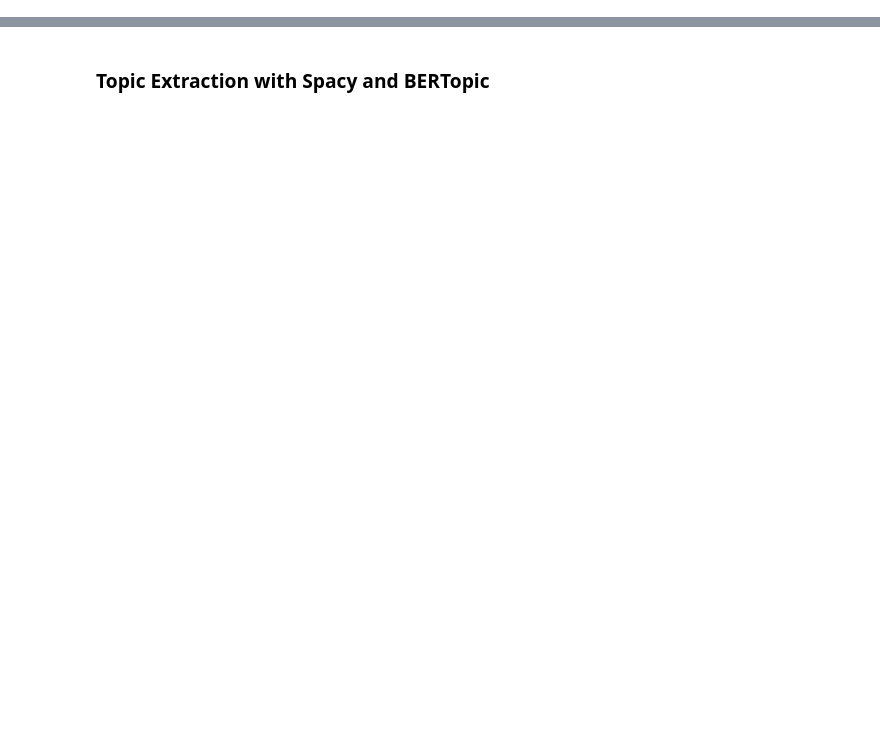
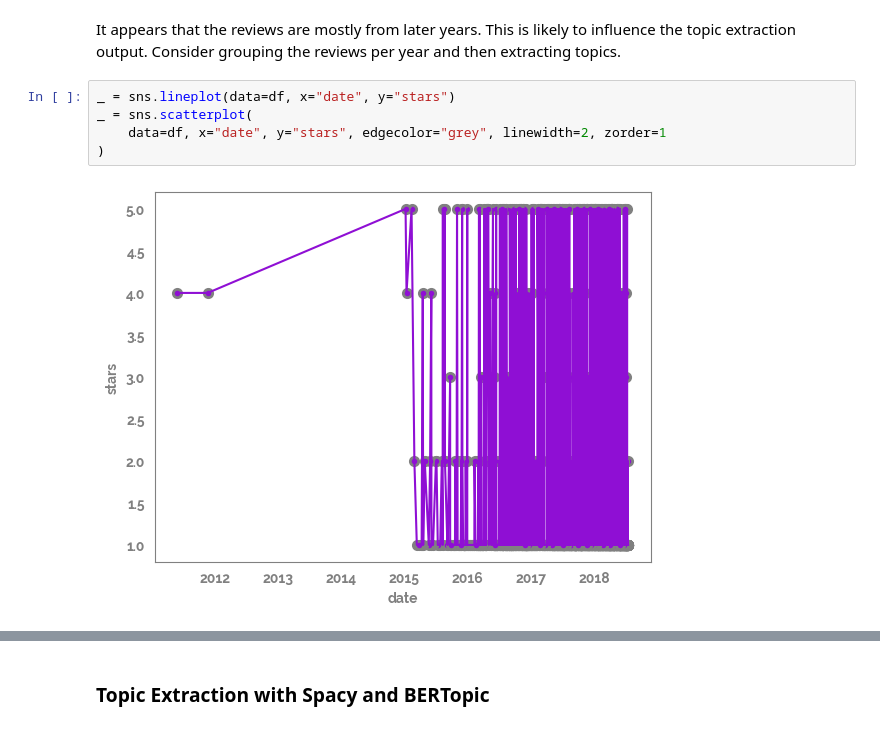
Before and after one commit to jameshtwose/Data-Science, a Jupyter notebook: Machine_learning/NLP/topic_extraction/topic_extraction.ipynb, the cells around one changed output, grey strips where cells are left out. Drawn from its saved outputs; the diff is of its cells as text; blank space fills up the shorter version.

```diff
--- a/Machine_learning/NLP/topic_extraction/topic_extraction.ipynb
+++ b/Machine_learning/NLP/topic_extraction/topic_extraction.ipynb
@@ -120,0 +157,11 @@ df.head()
+# %% [markdown]
+ It appears that the reviews are mostly from later years. This is likely
+ to influence the topic extraction output. Consider grouping the reviews
+ per year and then extracting topics.
+# %%
+_ = sns.lineplot(data=df, x="date", y="stars")
+_ = sns.scatterplot(
+    data=df, x="date", y="stars", edgecolor="grey", linewidth=2, zorder=1
+)
+# %% [output]
+[figure, added]
```
Also changed, not shown: parts of 43 cells of this notebook, 3 other files.
